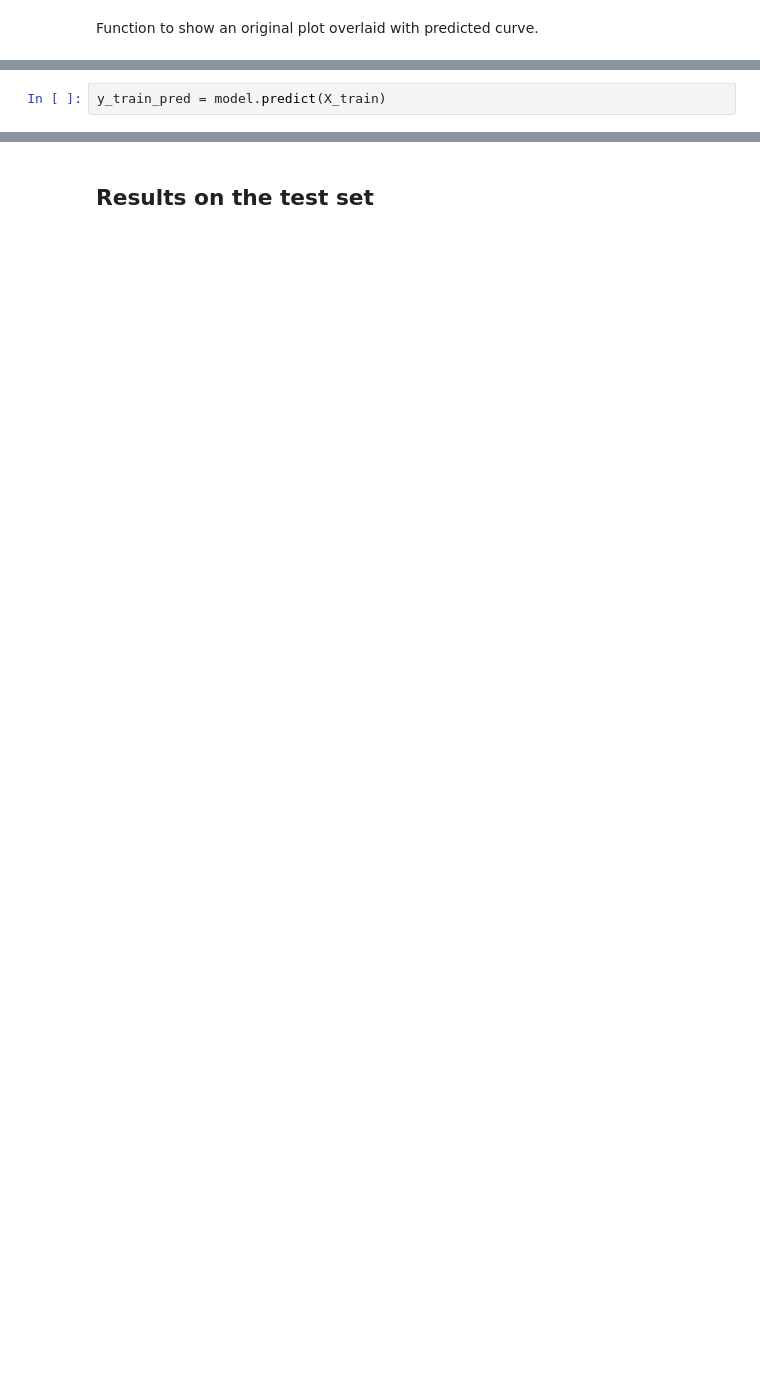
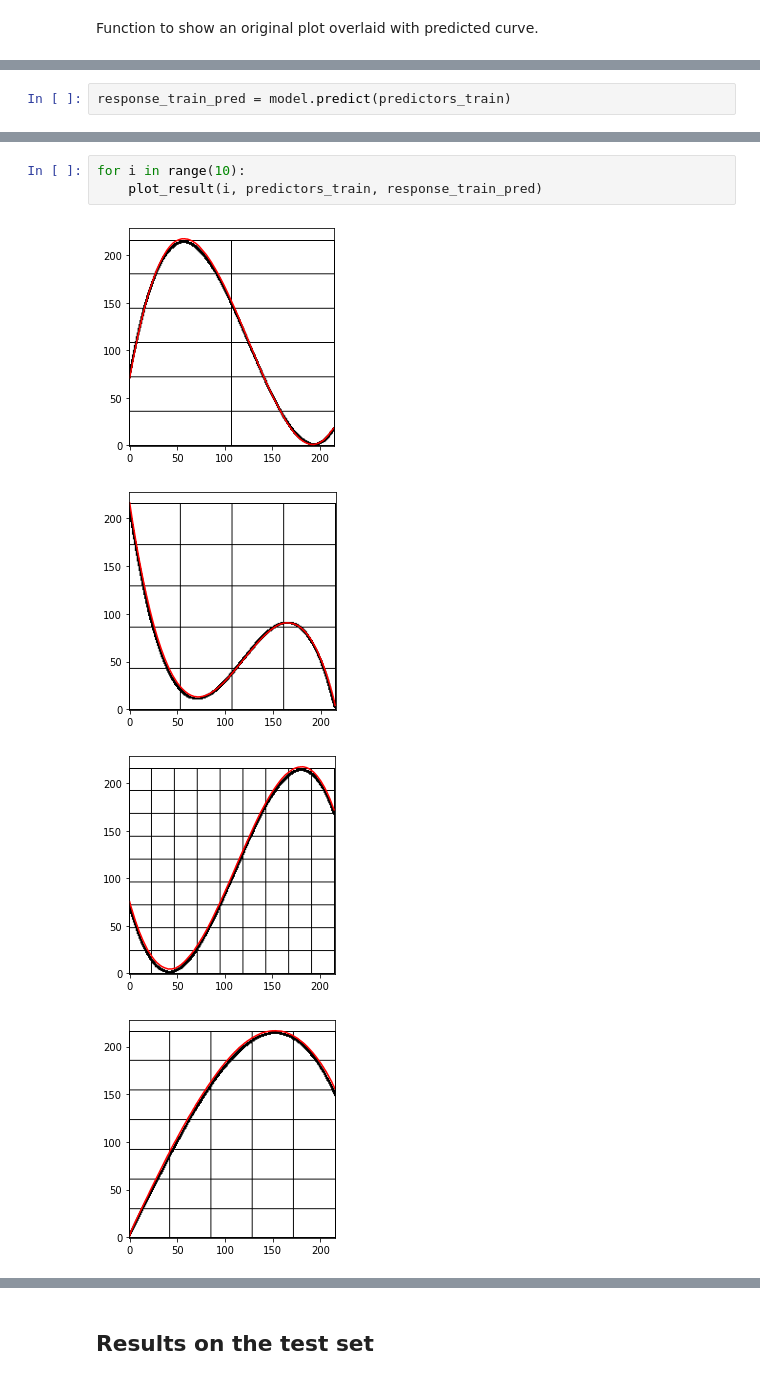
Before and after one commit to Denis-Kazakov/PlotRecognition, a Jupyter notebook: plot_recognition.ipynb, the cells around one changed output, grey strips where cells are left out. Drawn from its saved outputs; the diff is of its cells as text; blank space fills up the shorter version.

```diff
--- a/plot_recognition.ipynb
+++ b/plot_recognition.ipynb
@@ -141,3 +149,3 @@ def plot_result(plot_number, x, y):
     plt.show()
 # %%
-y_train_pred = model.predict(X_train)
+response_train_pred = model.predict(predictors_train)
@@ -145,0 +156,8 @@ sq_diff_train = np.square(y_train_pred - y_train)
+# %%
+for i in range(10):
+    plot_result(i, predictors_train, response_train_pred)
+# %% [output]
+[figure, added]
+[figure, added]
+[figure, added]
+[figure, added]
```
Also changed, not shown: parts of 45 cells of this notebook, 6 other files.
